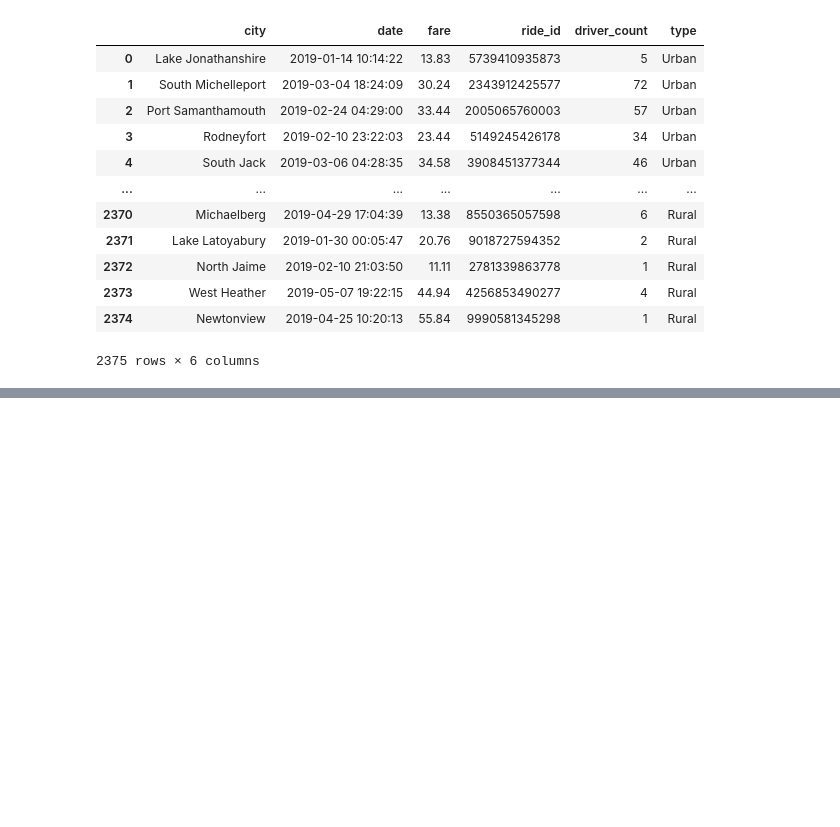
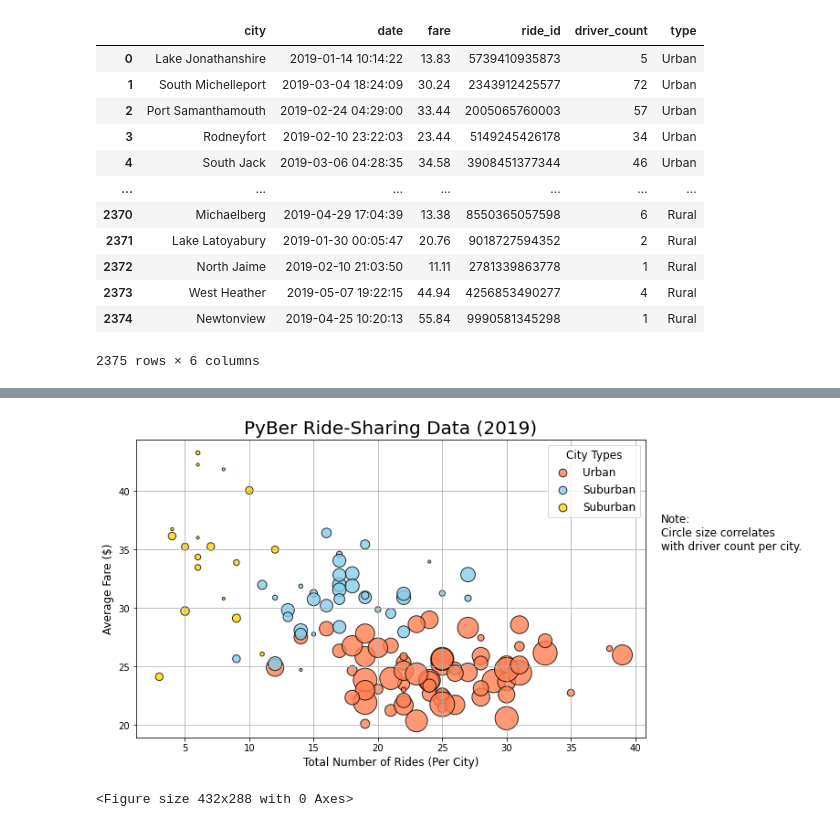
Before and after one commit to Ksenia9292/-PyBer_Analysis, a Jupyter notebook: PyBer.ipynb, the cells around one changed output, grey strips where cells are left out. Saved outputs shown, nothing was run; the diff lists cells and outputs as text; code cells hidden in the pictures; blank space fills up the shorter version.

Commit message:
Adding bubble chart

```diff
--- a/PyBer.ipynb
+++ b/PyBer.ipynb
@@ -82,0 +120,8 @@ pyber_data_df
+# %%
+# Create the urban, suburban and rural ride count.
+urban_ride_count = urban_city_df.groupby(["city"]).count()["ride_id"]
+
+suburban_ride_count = suburban_city_df.groupby(["city"]).count()["ride_id"]
+
+rural_ride_count = rural_city_df.groupby(["city"]).count()["ride_id"]
+suburban_ride_count
@@ -82,0 +146,6 @@ pyber_data_df
+# %%
+# Get average fare for each city in the urban city,suburban. rural fare
+urban_avg_fare = urban_city_df.groupby(["city"]).mean()["fare"]
+suburban_avg_fare = suburban_city_df.groupby(["city"]).mean()["fare"]
+rural_avg_fare = rural_city_df.groupby(["city"]).mean()["fare"]
+suburban_avg_fare
@@ -82,0 +170,6 @@ pyber_data_df
+# %%
+# Get the average number of drivers for each urban,suburban and rural cities
+urban_avg_driver = urban_city_df.groupby(["city"]).mean()["driver_count"]
+suburban_avg_driver = suburban_city_df.groupby(["city"]).mean()["driver_count"]
+rural_avg_driver = rural_city_df.groupby(["city"]).mean()["driver_count"]
+suburban_avg_driver
@@ -82,0 +194,36 @@ pyber_data_df
+# %%
+plt.subplots(figsize=(10, 6))
+
+# Build the scatter plots for urban cities.
+plt.scatter(urban_ride_count, urban_avg_fare, s=10*urban_avg_driver,c="coral",edgecolor="black",linewidths=1,alpha=0.8,label="Urban")
+
+
+# Build the scatter plots for suburban cities.
+plt.scatter(suburban_ride_count,
+      suburban_avg_fare, s=10*suburban_avg_driver, c="skyblue",edgecolor="black",linewidths=1,alpha=0.8,label="Suburban")
+
+
+# Build the scatter plots for rural cities.
+plt.scatter(rural_ride_count,
+      rural_avg_fare, s=10*rural_avg_driver, c="gold",edgecolor="black",linewidths=1,alpha=0.8,label="Suburban")
+
+# Incorporate the other graph properties
+plt.title("PyBer Ride-Sharing Data (2019)", fontsize=20)
+plt.ylabel("Average Fare ($)",fontsize=12)
+plt.xlabel("Total Number of Rides (Per City)",fontsize=12)
+plt.grid(True)
+# Add the legend.
+lgnd=plt.legend(fontsize=12, mode="Expanded", loc="best", scatterpoints=1, title="City Types")
+lgnd.legendHandles[0]._sizes = [75]
+lgnd.legendHandles[1]._sizes = [75]
+lgnd.legendHandles[2]._sizes = [75]
+lgnd.get_title().set_fontsize(12)
+# Incorporate a text label about circle size.
+plt.text(42, 35, "Note:\nCircle size correlates\nwith driver count per city.", fontsize="12")
+#Show the plot
+plt.show()
+# Save the figure.
+plt.savefig("Analysis/Fig1.png")
+# %% [output]
+[figure, added]
+<Figure size 432x288 with 0 Axes>
```
Also changed, not shown: parts of 5 cells of this notebook, 4 other files.
